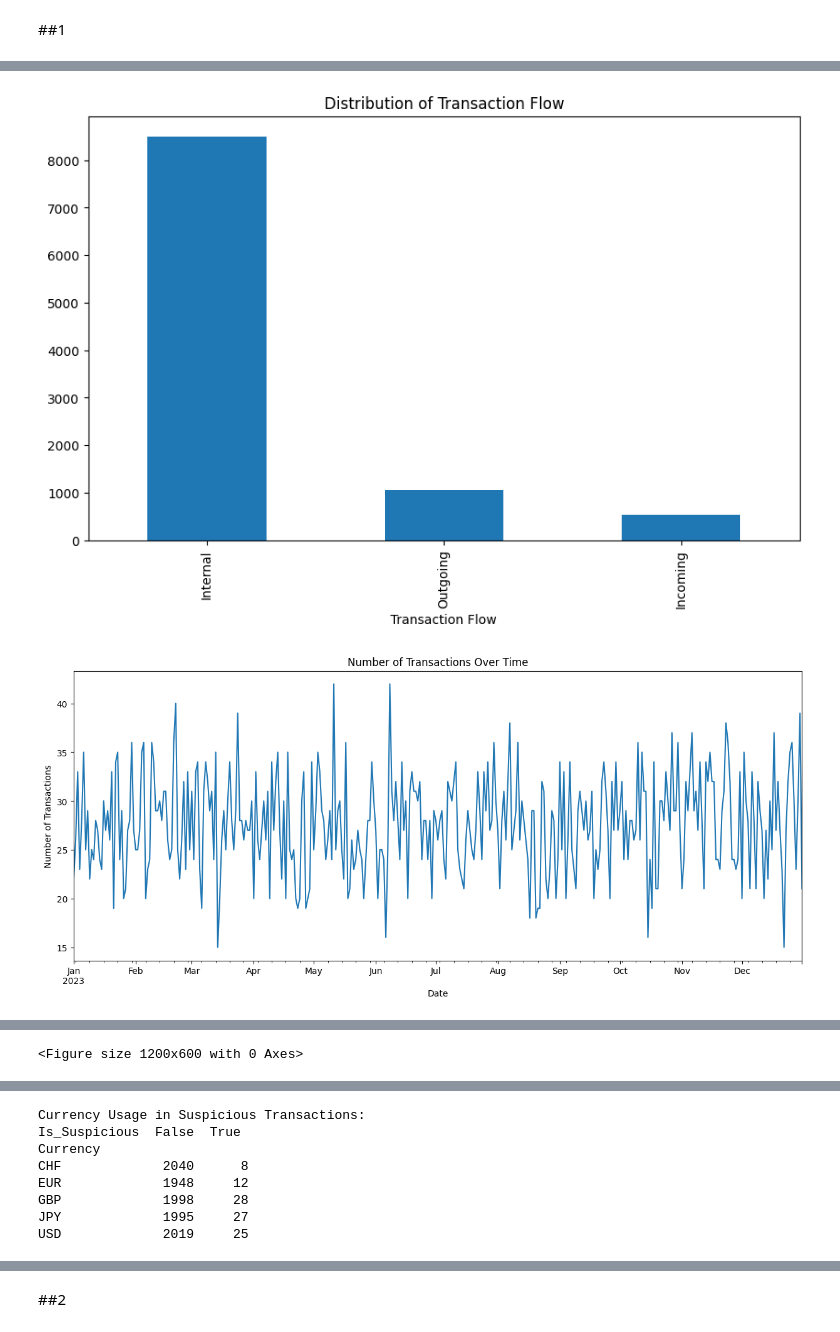
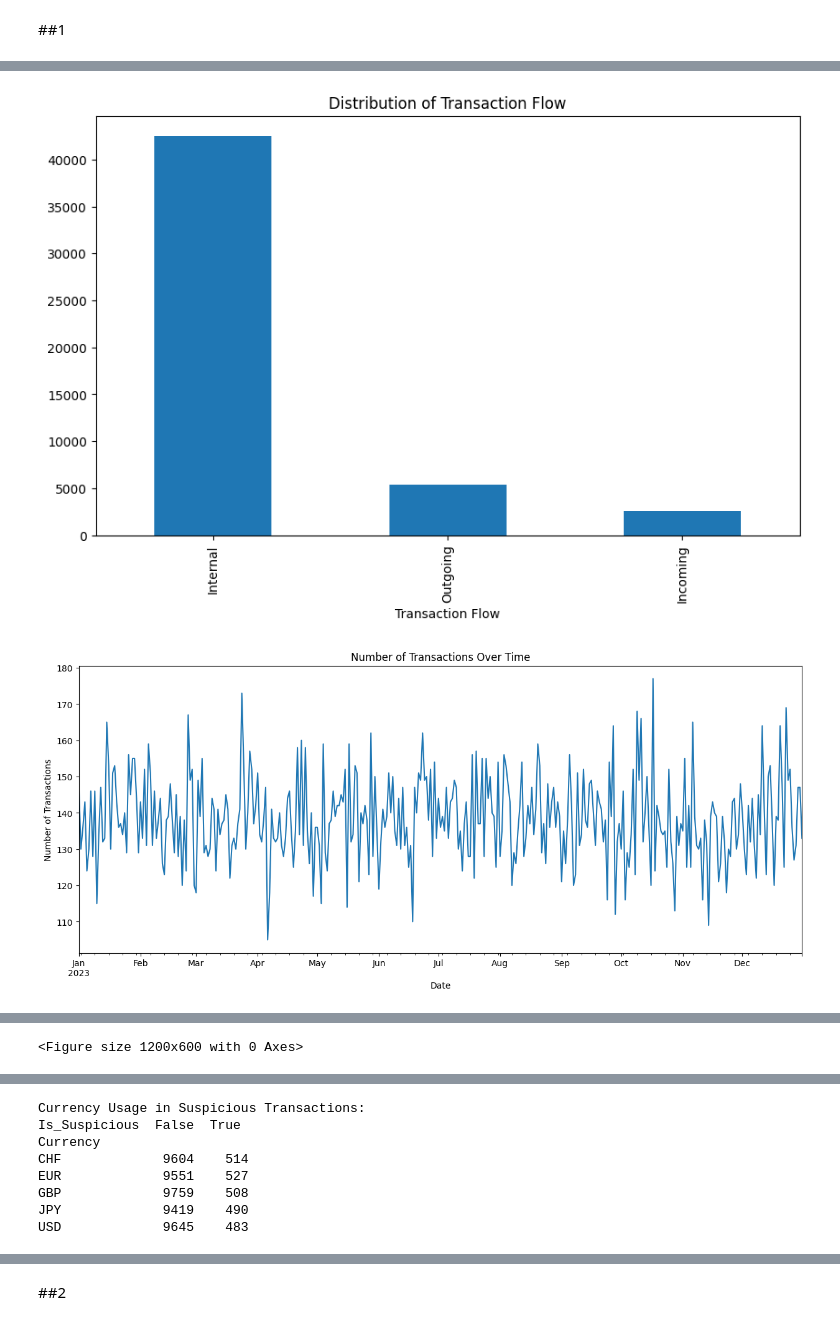
Before and after one commit to NataKrj/Automated-Risk-Scoring-System, a Jupyter notebook: 1_data_synthesis/Rules_based_synthetic_data.ipynb, the cells around one changed output, grey strips where cells are left out. Saved outputs shown, nothing was run; the diff lists cells and outputs as text; code cells hidden in the pictures.

```diff
--- a/1_data_synthesis/Rules_based_synthetic_data.ipynb
+++ b/1_data_synthesis/Rules_based_synthetic_data.ipynb
@@ -3908,7 +3910,7 @@ import numpy as np
 from datetime import datetime
 
 # Load the synthetic data
-synthetic_data = pd.read_csv('synthetic_transactions_structured_100_all.csv')
+synthetic_data = pd.read_csv('synthetic_transactions_structured_500_5.csv')
 
 # 1. Basic Statistics
 print("Basic Statistics for Amount:")
@@ -4034,3 +4036,3 @@ Name: proportion, dtype: float64
-[figure, old version]
+[figure, new version]
-[figure, old version]
+[figure, new version]
 High-Risk Country Statistics:
@@ -4055,8 +4057,8 @@ WIRE                8183     81
 Currency Usage in Suspicious Transactions:
 Is_Suspicious  False  True
 Currency
-CHF             2040      8
-EUR             1948     12
-GBP             1998     28
-JPY             1995     27
-USD             2019     25
+CHF             9604    514
+EUR             9551    527
+GBP             9759    508
+JPY             9419    490
+USD             9645    483
```
Also changed, not shown: parts of 4 cells of this notebook, 1 other file.
